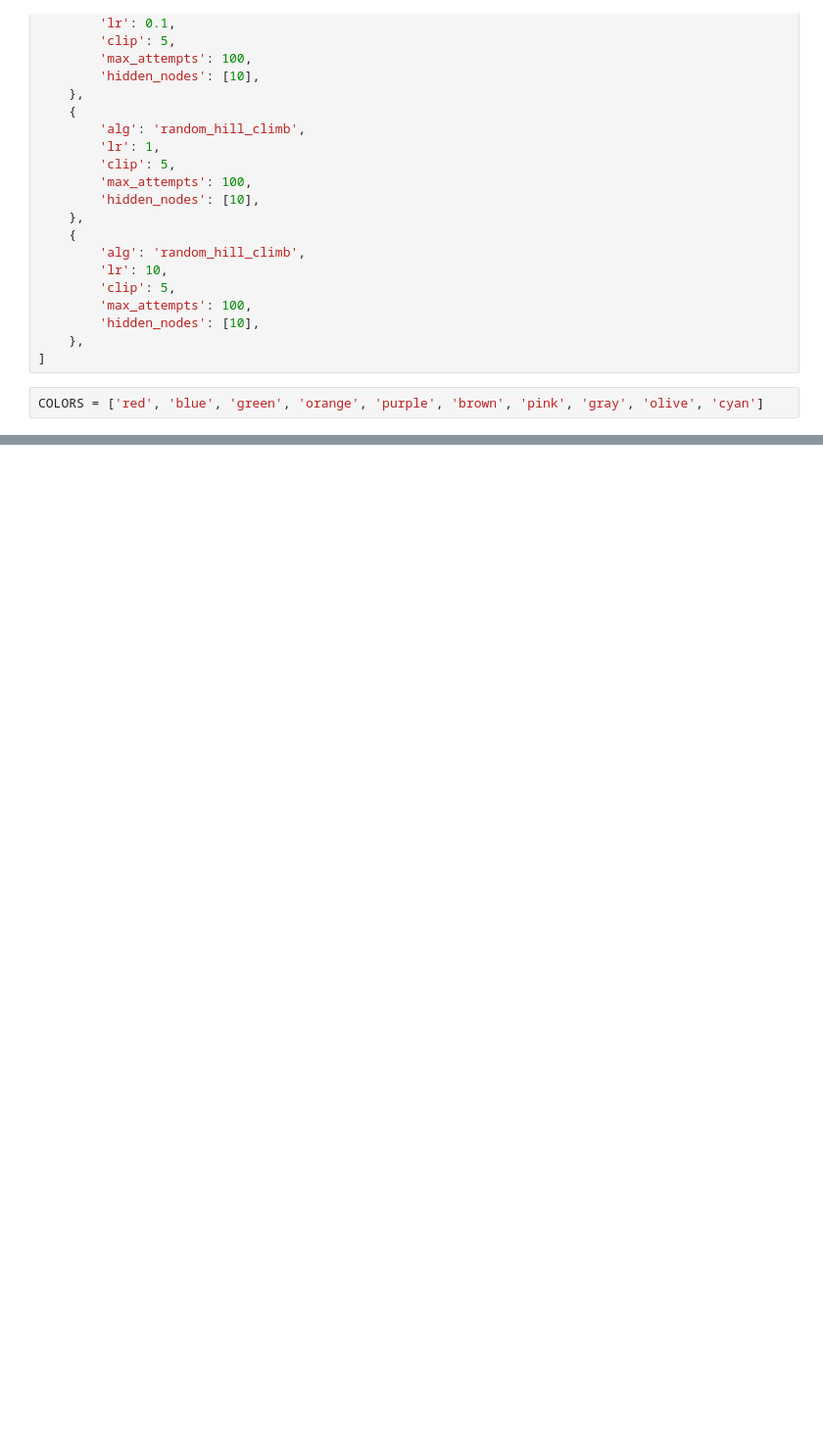
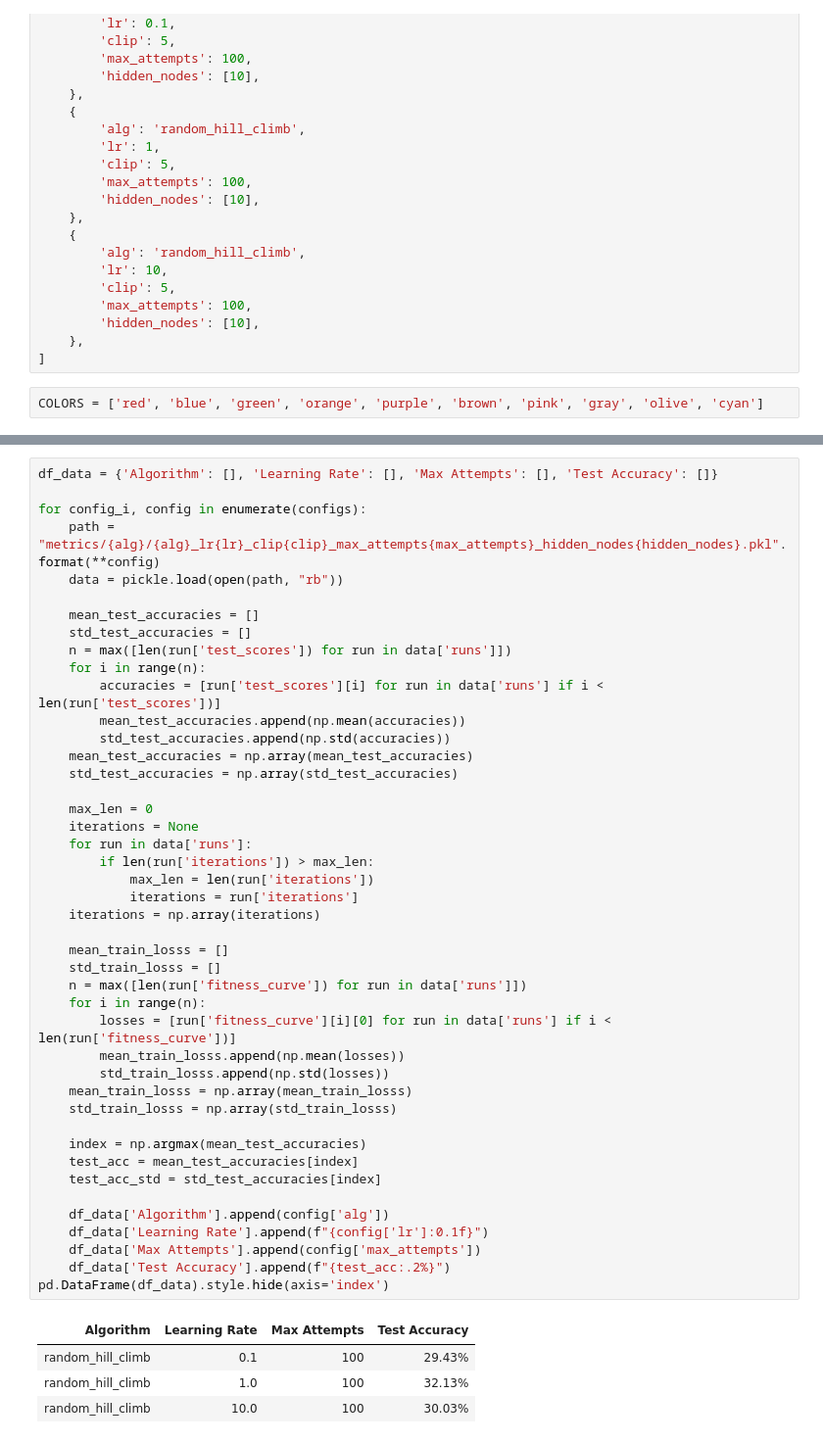
Before and after one commit to steviedale/randomized_optimization, a Jupyter notebook: nn/plot_nn_rhc.ipynb, the cells around one changed output, grey strips where cells are left out. Shown: that part at 98% size. Cells and saved outputs as stored; diff of their text form; blank space fills up the shorter version.

```diff
--- a/nn/plot_nn_rhc.ipynb
+++ b/nn/plot_nn_rhc.ipynb
@@ -109,0 +133,49 @@ fig.savefig('nn_rhc_lr.png')
+# %%
+df_data = {'Algorithm': [], 'Learning Rate': [], 'Max Attempts': [], 'Test Accuracy': []}
+
+for config_i, config in enumerate(configs):
+    path = "metrics/{alg}/{alg}_lr{lr}_clip{clip}_max_attempts{max_attempts}_hidden_nodes{hidden_nodes}.pkl".format(**config)
+    data = pickle.load(open(path, "rb"))
+
+    mean_test_accuracies = []
+    std_test_accuracies = []
+    n = max([len(run['test_scores']) for run in data['runs']])
+    for i in range(n):
+        accuracies = [run['test_scores'][i] for run in data['runs'] if i < len(run['test_scores'])]
+        mean_test_accuracies.append(np.mean(accuracies))
+        std_test_accuracies.append(np.std(accuracies))
+    mean_test_accuracies = np.array(mean_test_accuracies)
+    std_test_accuracies = np.array(std_test_accuracies)
+
+    max_len = 0
+    iterations = None
+    for run in data['runs']:
+        if len(run['iterations']) > max_len:
+            max_len = len(run['iterations'])
+            iterations = run['iterations']
+    iterations = np.array(iterations)
+
+    mean_train_losss = []
+    std_train_losss = []
+    n = max([len(run['fitness_curve']) for run in data['runs']])
+    for i in range(n):
+        losses = [run['fitness_curve'][i][0] for run in data['runs'] if i < len(run['fitness_curve'])]
+        mean_train_losss.append(np.mean(losses))
+        std_train_losss.append(np.std(losses))
+    mean_train_losss = np.array(mean_train_losss)
+    std_train_losss = np.array(std_train_losss)
+
+    index = np.argmax(mean_test_accuracies)
+    test_acc = mean_test_accuracies[index]
+    test_acc_std = std_test_accuracies[index]
+
+    df_data['Algorithm'].append(config['alg'])
+    df_data['Learning Rate'].append(f"{config['lr']:0.1f}")
+    df_data['Max Attempts'].append(config['max_attempts'])
+    df_data['Test Accuracy'].append(f"{test_acc:.2%}")
+pd.DataFrame(df_data).style.hide(axis='index')
+# %% [output]
+| Algorithm | Learning Rate | Max Attempts | Test Accuracy |
+| random_hill_climb | 0.1 | 100 | 29.43% |
+| random_hill_climb | 1.0 | 100 | 32.13% |
+| random_hill_climb | 10.0 | 100 | 30.03% |
```
Also changed, not shown: parts of 4 cells of this notebook, 7 other files.
